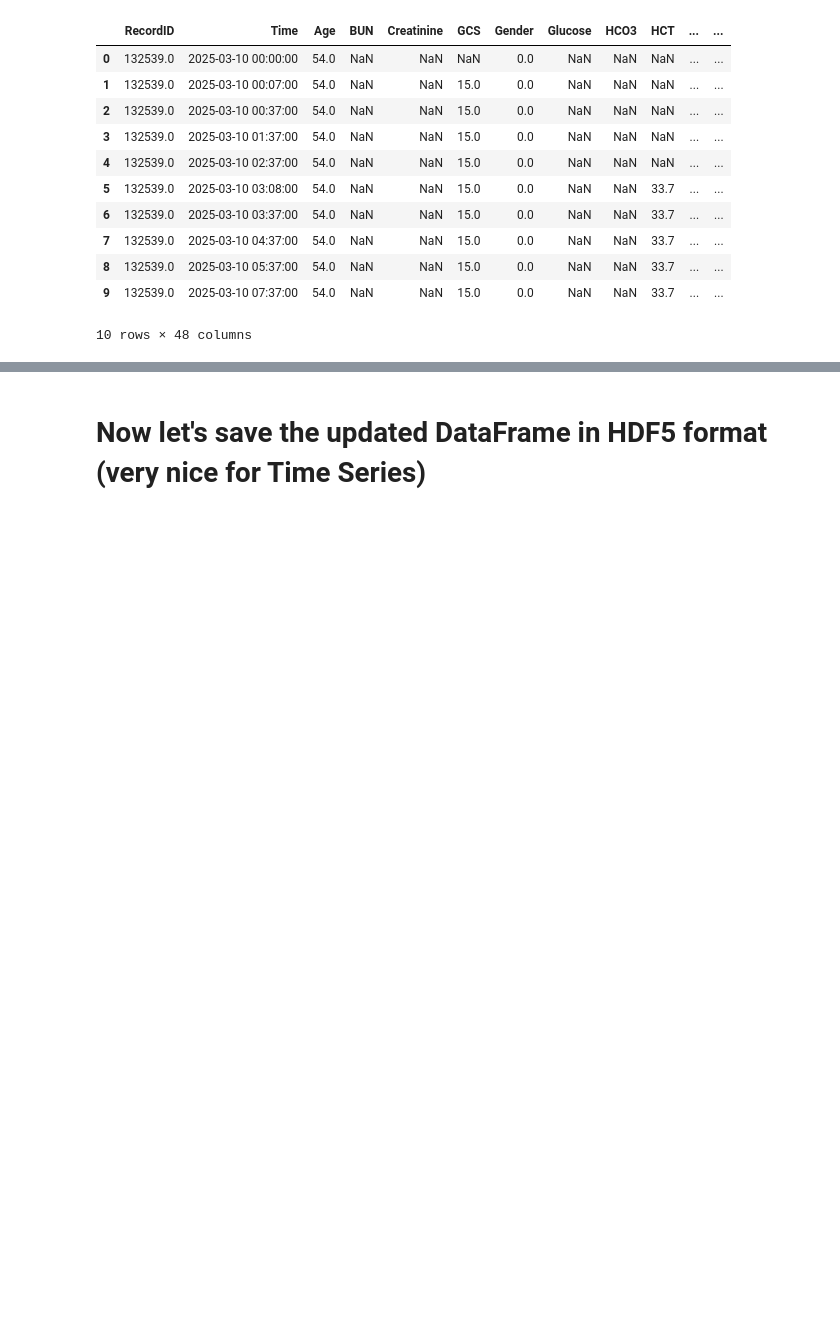
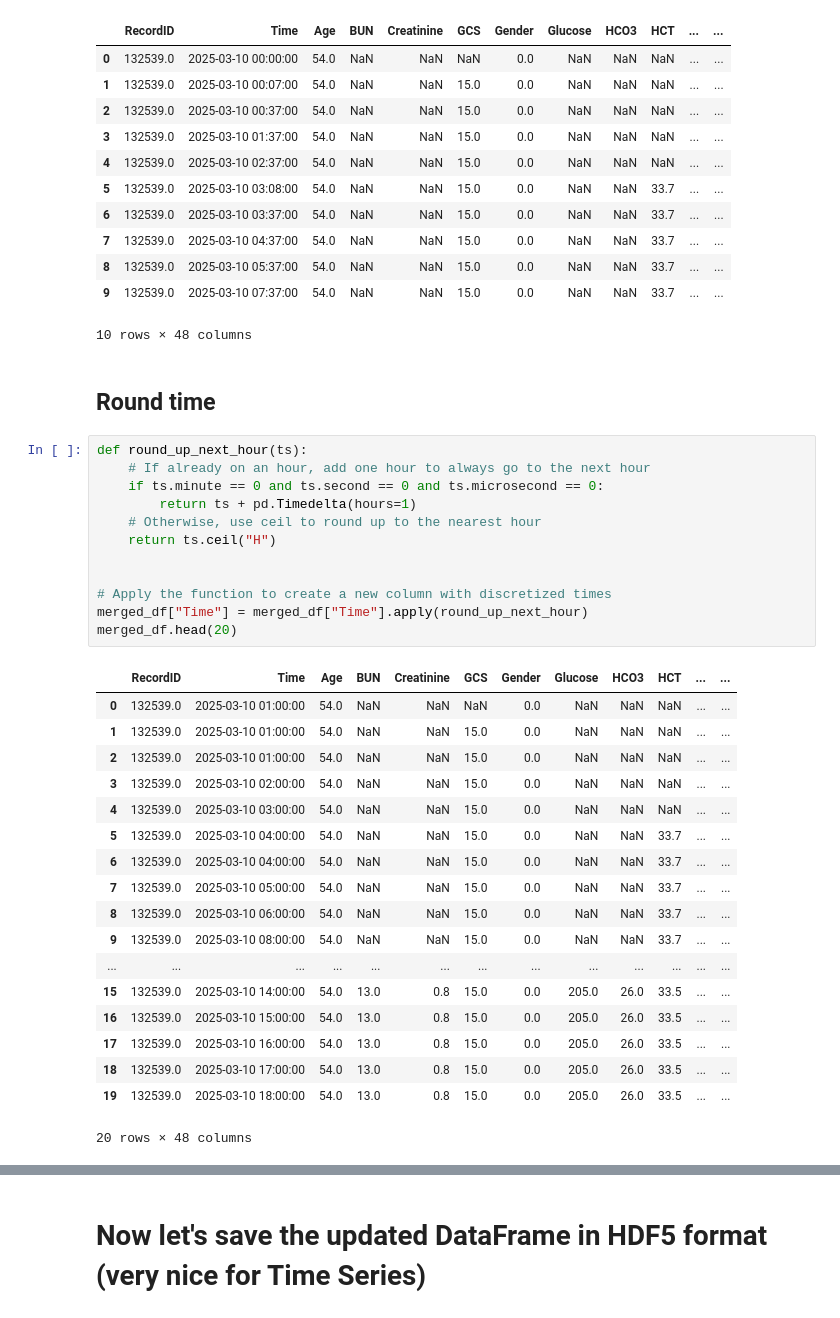
Before and after one commit to francescobondi02/project-1-ml4hc, a Jupyter notebook: notebooks/1_fb_data_preprocess.ipynb, the cells around one changed output, grey strips where cells are left out. Saved outputs shown, nothing was run; the diff lists cells and outputs as text; blank space fills up the shorter version.

```diff
--- a/notebooks/1_fb_data_preprocess.ipynb
+++ b/notebooks/1_fb_data_preprocess.ipynb
@@ -230,3 +230,36 @@ merged_df.head(10)
 | 8 | 132539.0 | 2025-03-10 05:37:00 | 54.0 | NaN | NaN | 15.0 | 0.0 | NaN | NaN | 33.7 | ... | ... |
 | 9 | 132539.0 | 2025-03-10 07:37:00 | 54.0 | NaN | NaN | 15.0 | 0.0 | NaN | NaN | 33.7 | ... | ... |
 10 rows × 48 columns
+# %% [markdown]
+## Round time
+# %%
+def round_up_next_hour(ts):
+    # If already on an hour, add one hour to always go to the next hour
+    if ts.minute == 0 and ts.second == 0 and ts.microsecond == 0:
+        return ts + pd.Timedelta(hours=1)
+    # Otherwise, use ceil to round up to the nearest hour
+    return ts.ceil("H")
+
+
+# Apply the function to create a new column with discretized times
+merged_df["Time"] = merged_df["Time"].apply(round_up_next_hour)
+merged_df.head(20)
+# %% [output]
+|  | RecordID | Time | Age | BUN | Creatinine | GCS | Gender | Glucose | HCO3 | HCT | ... | ... |
+| 0 | 132539.0 | 2025-03-10 01:00:00 | 54.0 | NaN | NaN | NaN | 0.0 | NaN | NaN | NaN | ... | ... |
+| 1 | 132539.0 | 2025-03-10 01:00:00 | 54.0 | NaN | NaN | 15.0 | 0.0 | NaN | NaN | NaN | ... | ... |
+| 2 | 132539.0 | 2025-03-10 01:00:00 | 54.0 | NaN | NaN | 15.0 | 0.0 | NaN | NaN | NaN | ... | ... |
+| 3 | 132539.0 | 2025-03-10 02:00:00 | 54.0 | NaN | NaN | 15.0 | 0.0 | NaN | NaN | NaN | ... | ... |
+| 4 | 132539.0 | 2025-03-10 03:00:00 | 54.0 | NaN | NaN | 15.0 | 0.0 | NaN | NaN | NaN | ... | ... |
+| 5 | 132539.0 | 2025-03-10 04:00:00 | 54.0 | NaN | NaN | 15.0 | 0.0 | NaN | NaN | 33.7 | ... | ... |
+| 6 | 132539.0 | 2025-03-10 04:00:00 | 54.0 | NaN | NaN | 15.0 | 0.0 | NaN | NaN | 33.7 | ... | ... |
+| 7 | 132539.0 | 2025-03-10 05:00:00 | 54.0 | NaN | NaN | 15.0 | 0.0 | NaN | NaN | 33.7 | ... | ... |
+| 8 | 132539.0 | 2025-03-10 06:00:00 | 54.0 | NaN | NaN | 15.0 | 0.0 | NaN | NaN | 33.7 | ... | ... |
+| 9 | 132539.0 | 2025-03-10 08:00:00 | 54.0 | NaN | NaN | 15.0 | 0.0 | NaN | NaN | 33.7 | ... | ... |
+| ... | ... | ... | ... | ... | ... | ... | ... | ... | ... | ... | ... | ... |
+| 15 | 132539.0 | 2025-03-10 14:00:00 | 54.0 | 13.0 | 0.8 | 15.0 | 0.0 | 205.0 | 26.0 | 33.5 | ... | ... |
+| 16 | 132539.0 | 2025-03-10 15:00:00 | 54.0 | 13.0 | 0.8 | 15.0 | 0.0 | 205.0 | 26.0 | 33.5 | ... | ... |
+| 17 | 132539.0 | 2025-03-10 16:00:00 | 54.0 | 13.0 | 0.8 | 15.0 | 0.0 | 205.0 | 26.0 | 33.5 | ... | ... |
+| 18 | 132539.0 | 2025-03-10 17:00:00 | 54.0 | 13.0 | 0.8 | 15.0 | 0.0 | 205.0 | 26.0 | 33.5 | ... | ... |
+| 19 | 132539.0 | 2025-03-10 18:00:00 | 54.0 | 13.0 | 0.8 | 15.0 | 0.0 | 205.0 | 26.0 | 33.5 | ... | ... |
+20 rows × 48 columns
```
Also changed, not shown: parts of 5 cells of this notebook, 2 other files.
